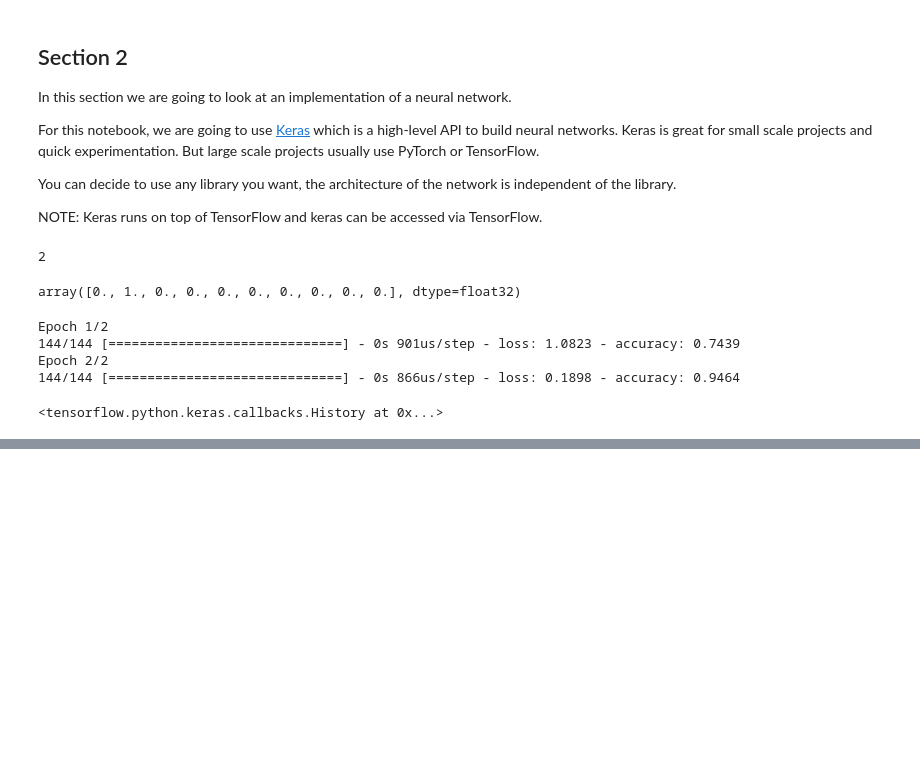
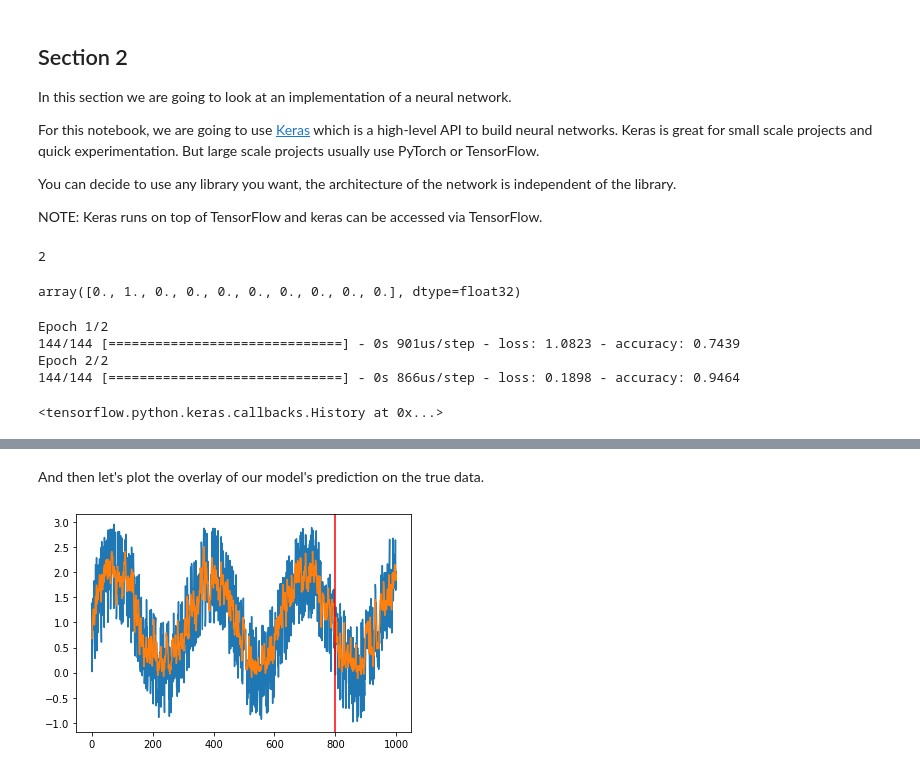
Before and after one commit to simpleParadox/PSYCO-576-Fall-2020, a Jupyter notebook: PSYCO_576_ML_for_Psychology_DW_4.ipynb, the cells around one changed output, grey strips where cells are left out. Saved outputs shown, nothing was run; the diff lists cells and outputs as text; code cells hidden in the pictures; blank space fills up the shorter version.

```diff
--- a/PSYCO_576_ML_for_Psychology_DW_4.ipynb
+++ b/PSYCO_576_ML_for_Psychology_DW_4.ipynb
@@ -203,0 +252,6 @@ Epoch 2/2
+# %%
+model = Sequential()
+model.add(SimpleRNN(units=64, input_shape=(1,step), activation="relu"))
+model.add(Dense(16, activation="relu"))
+model.add(Dense(1))
+model.compile(loss='mean_squared_error', optimizer='sgd')
@@ -203,0 +260,15 @@ Epoch 2/2
+# %%
+model.fit(X_train,y_train, epochs=100, verbose=1)
+train_preds = model.predict(X_train)
+test_preds= model.predict(X_test)
+predicted=np.concatenate((train_preds, test_preds),axis=0)
+# %% [markdown]
+And then let's plot the overlay of our model's prediction on the true data.
+# %%
+index = df.index.values
+plt.plot(index,df.values)
+plt.plot(index,predicted)
+plt.axvline(df.index[Tp], c="r")
+plt.show()
+# %% [output]
+[figure, added]
```
Also changed, not shown: parts of 7 cells of this notebook.
